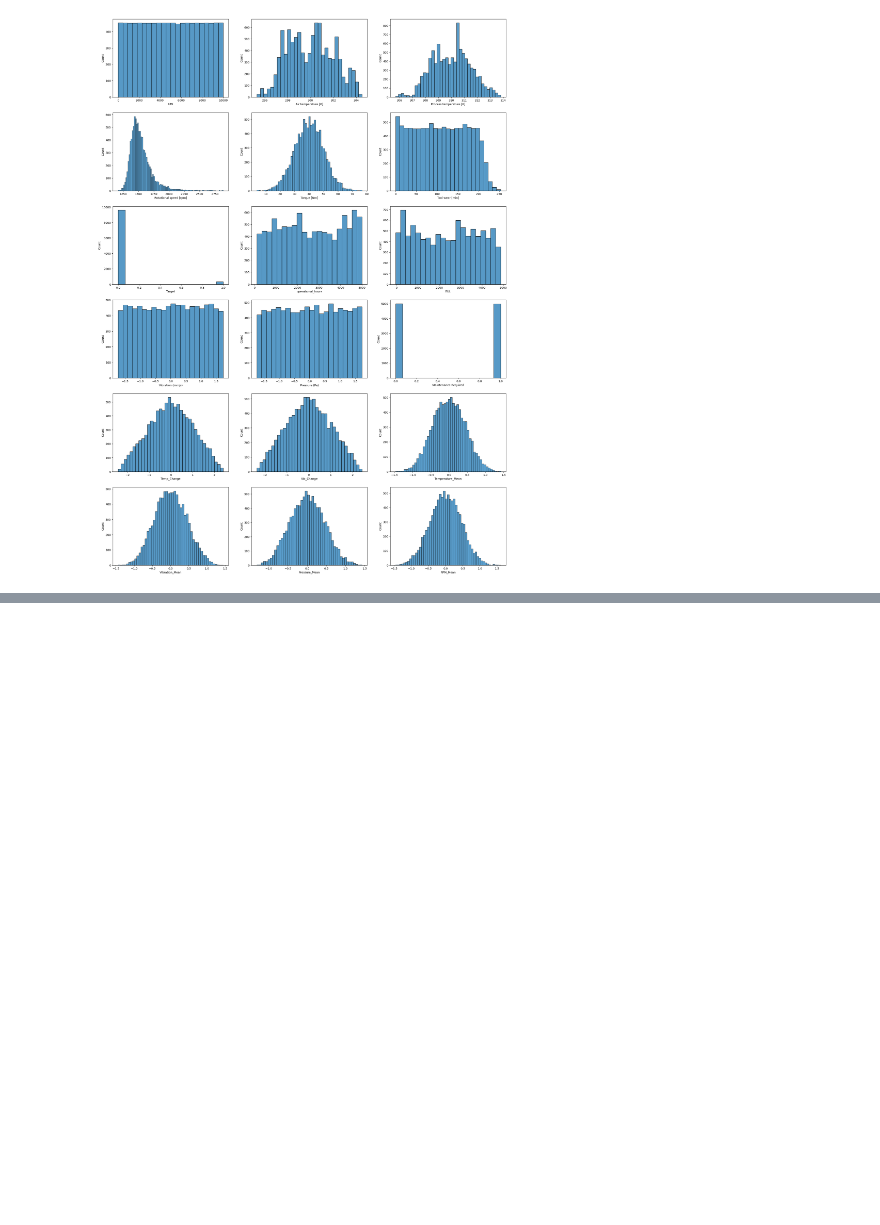
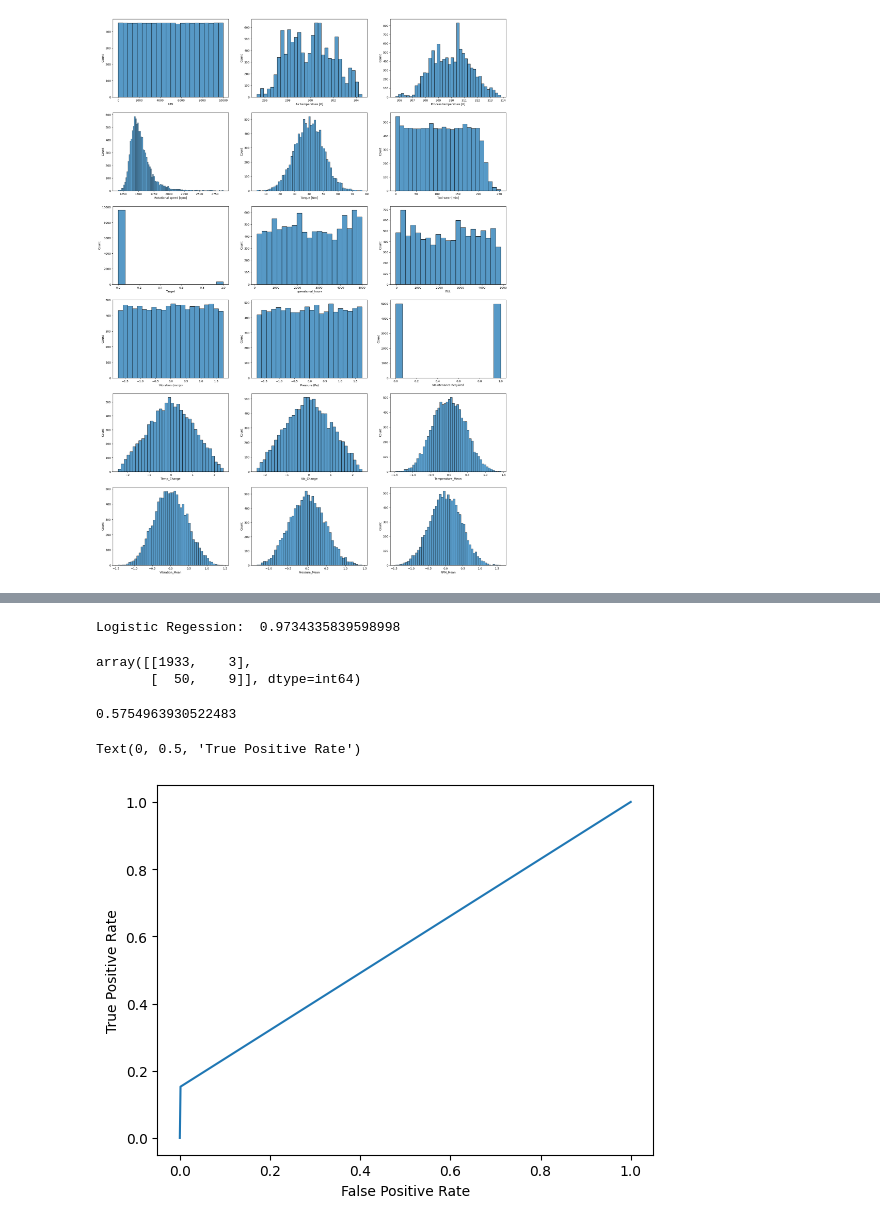
Before and after one commit to xardous09/HACKERA, a Jupyter notebook: model.ipynb, the cells around one changed output, grey strips where cells are left out. Drawn from its saved outputs; the diff is of its cells as text; code cells hidden in the pictures; blank space fills up the shorter version.

```diff
--- a/model.ipynb
+++ b/model.ipynb
@@ -200,0 +226,14 @@ plt.show()
+# %%
+# Column Transformation For the Numerical and categorical features
+enc= OneHotEncoder(handle_unknown= 'ignore')
+sc= StandardScaler()
+
+ct= ColumnTransformer(
+        [
+            ('encoding', enc, cat_cols),
+            ('scaling', sc, num_cols)
+        ]
+)
+# %%
+X_train= ct.fit_transform(X_train)
+X_test = ct.transform(X_test)
@@ -200,0 +245,4 @@ plt.show()
+# %%
+# Fit the Modle on train data
+clf= LogisticRegression()
+clf.fit(X_train, y_train)
@@ -200,0 +251,2 @@ plt.show()
+# %%
+y_pred= clf.predict(X_test)
@@ -200,0 +270,22 @@ plt.show()
+# %%
+Logistic = accuracy_score(y_test, y_pred)
+print('Logistic Regession: ', Logistic)
+# %% [output]
+Logistic Regession:  0.9734335839598998
+# %%
+confusion_matrix(y_test, y_pred)
+# %% [output]
+array([[1933,    3],
+       [  50,    9]], dtype=int64)
+# %%
+roc_auc_score(y_test, y_pred)
+# %% [output]
+0.5754963930522483
+# %%
+fpr, tpr, thresholds = roc_curve(y_test, y_pred)
+plt.plot(fpr, tpr)
+plt.xlabel('False Positive Rate')
+plt.ylabel('True Positive Rate')
+# %% [output]
+Text(0, 0.5, 'True Positive Rate')
+[figure, added]
```
Also changed, not shown: parts of 80 cells of this notebook.
